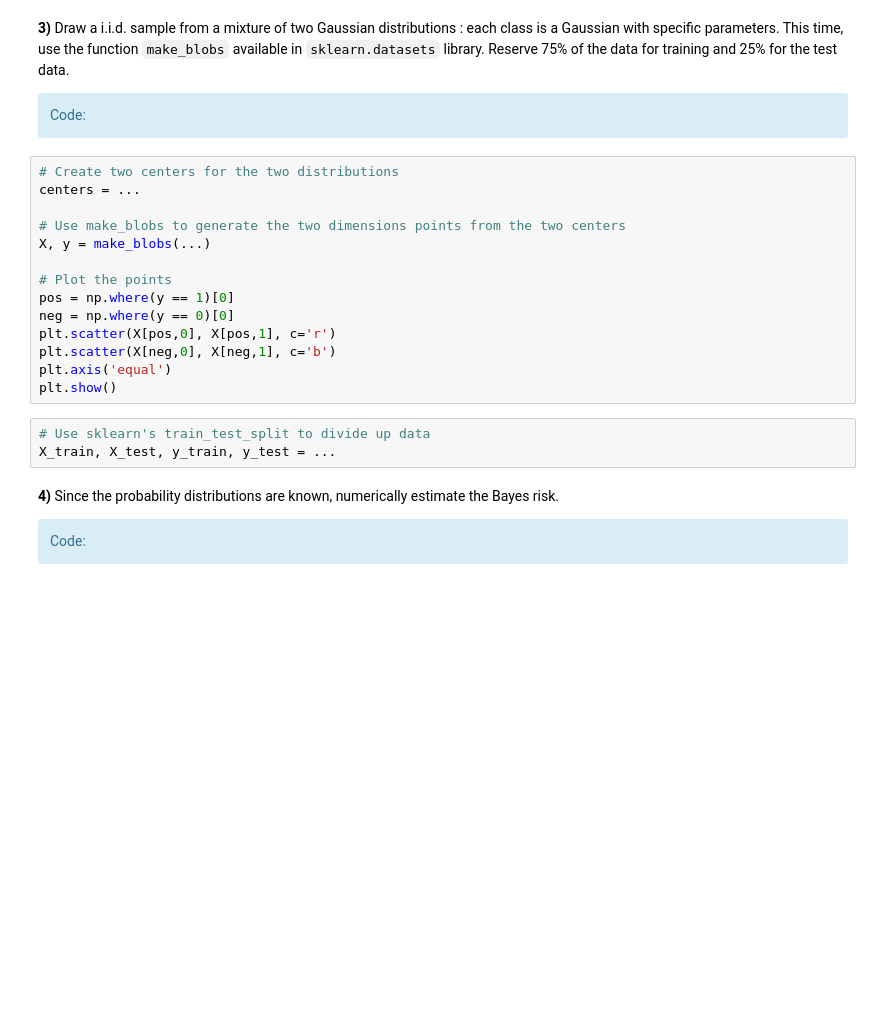
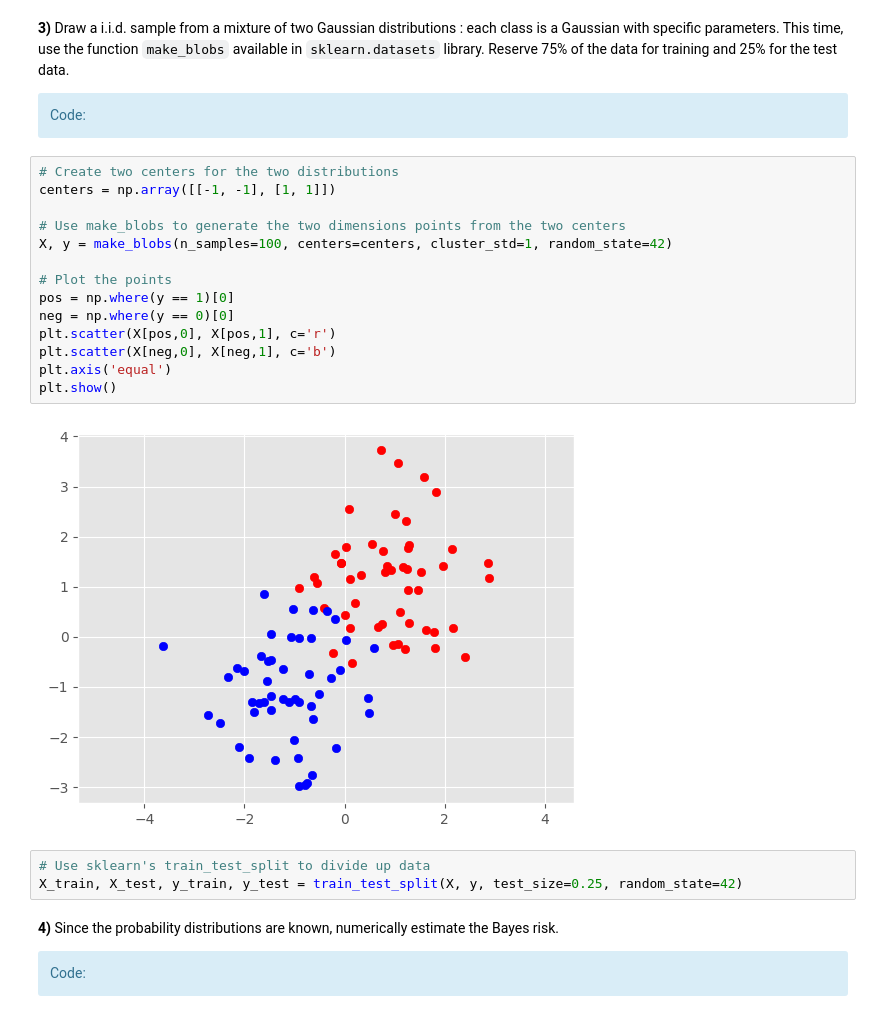
Before and after one commit to kjle/TelecomParis_Promo2025, a Jupyter notebook: SD-TSIA210/TP1 SVM/TP_SVM_students.ipynb, the cells around one changed output. Cells and saved outputs as stored; diff of their text form; blank space fills up the shorter version.

```diff
--- a/SD-TSIA210/TP1 SVM/TP_SVM_students.ipynb
+++ b/SD-TSIA210/TP1 SVM/TP_SVM_students.ipynb
@@ -110,21 +140,23 @@ plt.show()
             Code:</div>
 # %%
 # Create two centers for the two distributions
-centers = ...
+centers = np.array([[-1, -1], [1, 1]])
 
 # Use make_blobs to generate the two dimensions points from the two centers
-X, y = make_blobs(...)
+X, y = make_blobs(n_samples=100, centers=centers, cluster_std=1, random_state=42)
 
 # Plot the points
 pos = np.where(y == 1)[0]
 neg = np.where(y == 0)[0]
 plt.scatter(X[pos,0], X[pos,1], c='r')
 plt.scatter(X[neg,0], X[neg,1], c='b')
 plt.axis('equal')
 plt.show()
+# %% [output]
+[figure, added]
 # %%
 # Use sklearn's train_test_split to divide up data
-X_train, X_test, y_train, y_test = ...
+X_train, X_test, y_train, y_test = train_test_split(X, y, test_size=0.25, random_state=42)
 # %% [markdown]
 **4)** Since the probability distributions are known, numerically estimate the Bayes risk.
 
```
Also changed, not shown: parts of 12 cells of this notebook.
